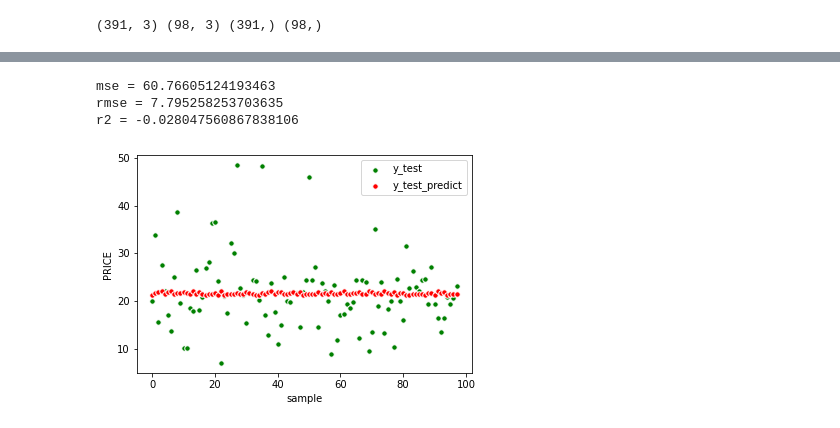
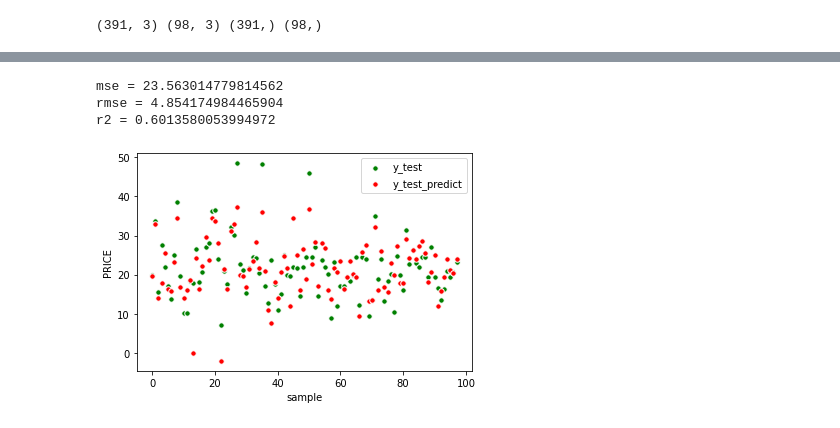
Before and after one commit to fcvv2385jcj/learning, a Jupyter notebook: learning/QG工作室考核/小组/week_2/linear regration.ipynb, the cells around one changed output, grey strips where cells are left out. Cells and saved outputs as stored; diff of their text form; code cells hidden in the pictures.

```diff
--- a/learning/QG工作室考核/小组/week_2/linear regration.ipynb
+++ b/learning/QG工作室考核/小组/week_2/linear regration.ipynb
@@ -234,12 +236,9 @@ class Network(object):
         return X
 
     def cost(self, z, y):
-#         num_samples = y.shape[1]
-#         cost = (np.square(y-z)).sum()/ (2 * m)
-        error = z - y
-        num_samples = error.shape[1]
-        cost = error * error
-        cost = np.sum(cost) / num_samples / 2
+        m = z.shape[1]
+        num_samples = y.shape[1]
+        cost = (np.square(y-z)).sum()/ (2 * m)
         return cost
 
     def gradient(self, x, y, z):
@@ -258,10 +257,10 @@ class Network(object):
         costs = []
         y = y.reshape(1,-1)
         for i in range(1, num_iterations + 1):
-            np.random.shuffle(x)
             z = self.linear_forward(x)
             cost = self.cost(z, y)
             dw, db = self.gradient(x, y, z)
+            m = x.shape[0]
             self.updata(dw,db,learning_rate)
             # 每迭代100次输出一次cost
             if i % 100 == 0:
@@ -314,6 +307,8 @@ KNeighborsRegressor()
 # %%
-# 线性回归梯度下降法
+# # 线性回归梯度下降法
 net = Network(X_train.shape[1])
 net.Normalization(X_train)
-losses = net.train(X_train, y_train, num_iterations=1000)
+net.Normalization(X_test)
+
+losses = net.train(X_train, y_train, num_iterations=2000,learning_rate=0.1)
 # %% [output]
@@ -333,8 +338,9 @@ from sklearn.metrics import mean_squared_error #均方误差
 from sklearn.metrics import mean_absolute_error #平方绝对误差
 from sklearn.metrics import r2_score#R square
 
-net.Normalization(X_test)
 y_test_predict = net.linear_forward(X_test)
+y_test_predict = y_test_predict.reshape(1,98)
+y_test = y_test.reshape(1,98)
 
 mse = mean_squared_error(y_test,y_test_predict)#均方差
 rmse = np.sqrt(mse)#均方根
@@ -344,16 +350,16 @@ print('mse = ' + str(mse))
 print('rmse = ' + str(rmse))
 print("r2 = " + str(r2))
 # %% [output]
-mse = 60.76605124193463
-rmse = 7.795258253703635
-r2 = -0.028047560867838106
+mse = 23.563014779814562
+rmse = 4.854174984465904
+r2 = 0.6013580053994972
 # %%
-L1 = plt.scatter(range(y_test.shape[1]),y_test, c='g', s=30, edgecolor='white')
-L2 = plt.scatter(range(y_test_predict.shape[1]),y_test_predict, c='r', s=30, edgecolor='white')
+L1 = plt.scatter(range(X_test.shape[0]),y_test, c='g', s=30, edgecolor='white')
+L2 = plt.scatter(range(X_test.shape[0]),y_test_predict, c='r', s=30, edgecolor='white')
 # plt.title('y_test_PRICE')
 plt.xlabel('sample')
 plt.ylabel('PRICE')
 legend = plt.legend([L1,L2], ["y_test","y_test_predict"])
 plt.show()
 # %% [output]
-[figure, old version]
+[figure, new version]
```
Also changed, not shown: parts of 5 cells of this notebook, 1 other file.
